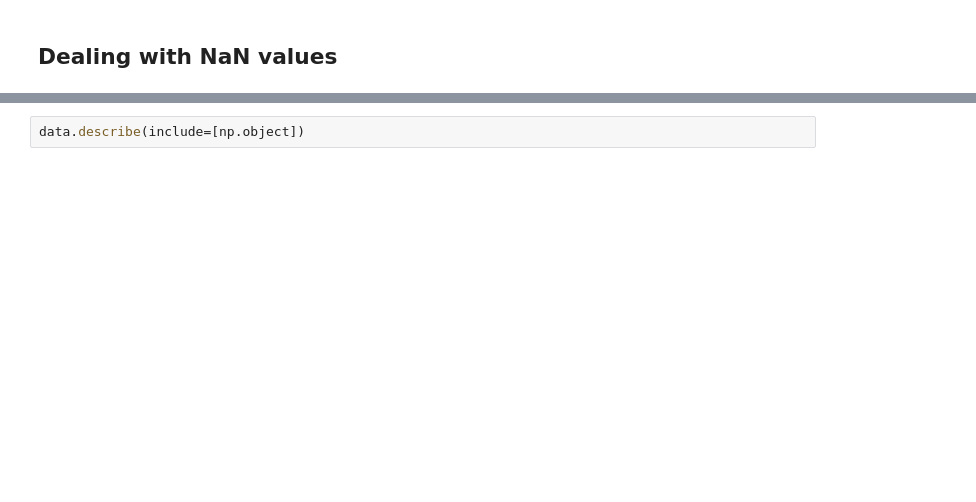
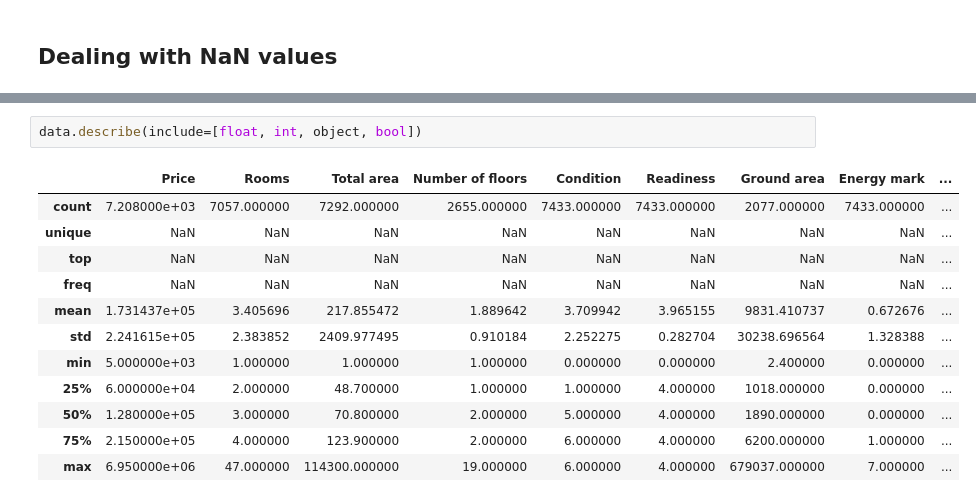
Before and after one commit to Jyrijoul/real_estate_prediction, a Jupyter notebook: data_analysis.ipynb, the cells around one changed output, grey strips where cells are left out. Cells and saved outputs as stored; diff of their text form; blank space fills up the shorter version.

```diff
--- a/data_analysis.ipynb
+++ b/data_analysis.ipynb
@@ -655,2 +689,15 @@ KeyError: 'Ownership'
 # %%
-data.describe(include=[np.object])
+data.describe(include=[float, int, object, bool])
+# %% [output]
+|  | Price | Rooms | Total area | Number of floors | Condition | Readiness | Ground area | Energy mark | ... |
+| count | 7.208000e+03 | 7057.000000 | 7292.000000 | 2655.000000 | 7433.000000 | 7433.000000 | 2077.000000 | 7433.000000 | ... |
+| unique | NaN | NaN | NaN | NaN | NaN | NaN | NaN | NaN | ... |
+| top | NaN | NaN | NaN | NaN | NaN | NaN | NaN | NaN | ... |
+| freq | NaN | NaN | NaN | NaN | NaN | NaN | NaN | NaN | ... |
+| mean | 1.731437e+05 | 3.405696 | 217.855472 | 1.889642 | 3.709942 | 3.965155 | 9831.410737 | 0.672676 | ... |
+| std | 2.241615e+05 | 2.383852 | 2409.977495 | 0.910184 | 2.252275 | 0.282704 | 30238.696564 | 1.328388 | ... |
+| min | 5.000000e+03 | 1.000000 | 1.000000 | 1.000000 | 0.000000 | 0.000000 | 2.400000 | 0.000000 | ... |
+| 25% | 6.000000e+04 | 2.000000 | 48.700000 | 1.000000 | 1.000000 | 4.000000 | 1018.000000 | 0.000000 | ... |
+| 50% | 1.280000e+05 | 3.000000 | 70.800000 | 2.000000 | 5.000000 | 4.000000 | 1890.000000 | 0.000000 | ... |
+| 75% | 2.150000e+05 | 4.000000 | 123.900000 | 2.000000 | 6.000000 | 4.000000 | 6200.000000 | 1.000000 | ... |
+| max | 6.950000e+06 | 47.000000 | 114300.000000 | 19.000000 | 6.000000 | 4.000000 | 679037.000000 | 7.000000 | ... |
```
Also changed, not shown: parts of 20 cells of this notebook, 6 other files.
